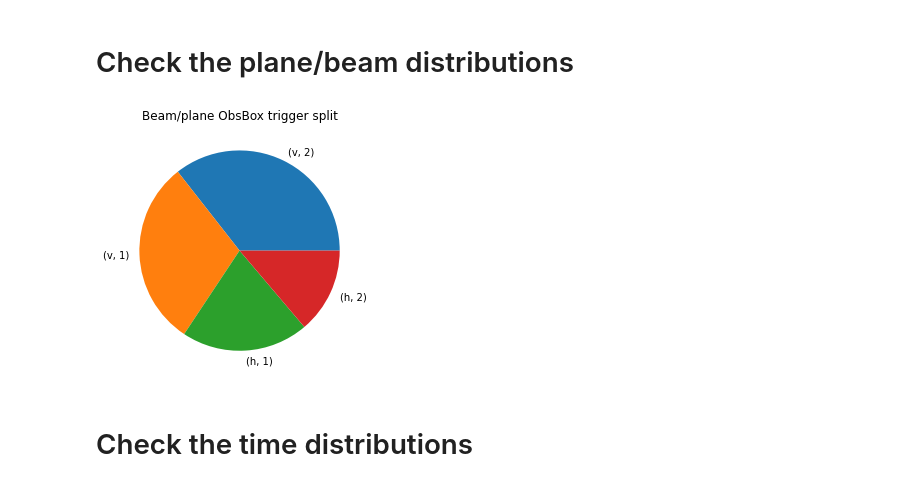
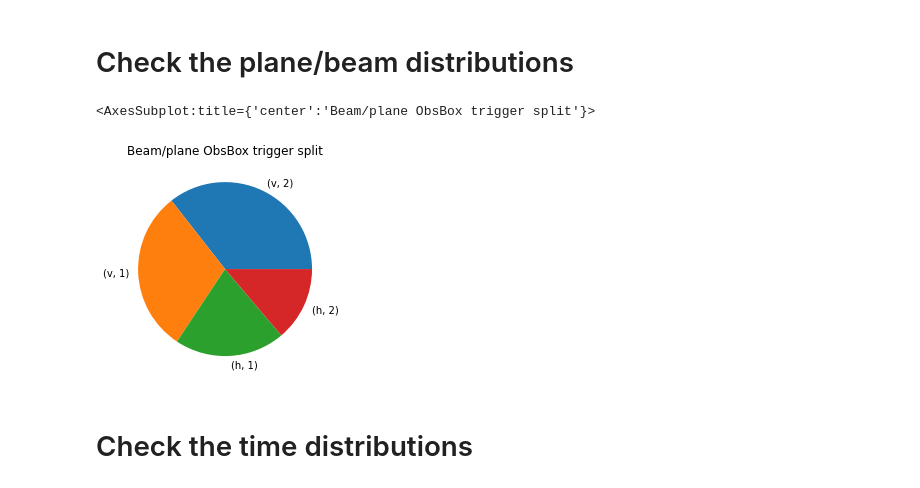
Before and after one commit to loiccoyle/obsbox_analysis, a Jupyter notebook: notebooks/metadata_analysis.ipynb, the cells around one changed output. Drawn from its saved outputs; the diff is of its cells as text; code cells hidden in the pictures.

```diff
--- a/notebooks/metadata_analysis.ipynb
+++ b/notebooks/metadata_analysis.ipynb
@@ -58,9 +58,9 @@ meta_df_grouped.head()
 # Check the plane/beam distributions
 # %%
 meta_df_grouped.value_counts(["plane", "beam"]).plot.pie(ylabel="", title="Beam/plane ObsBox trigger split")
-plt.tight_layout()
 # %% [output]
+<AxesSubplot:title={'center':'Beam/plane ObsBox trigger split'}>
-[figure, old version]
+[figure, new version]
 # %% [markdown]
 # Check the time distributions
 # %%
```
